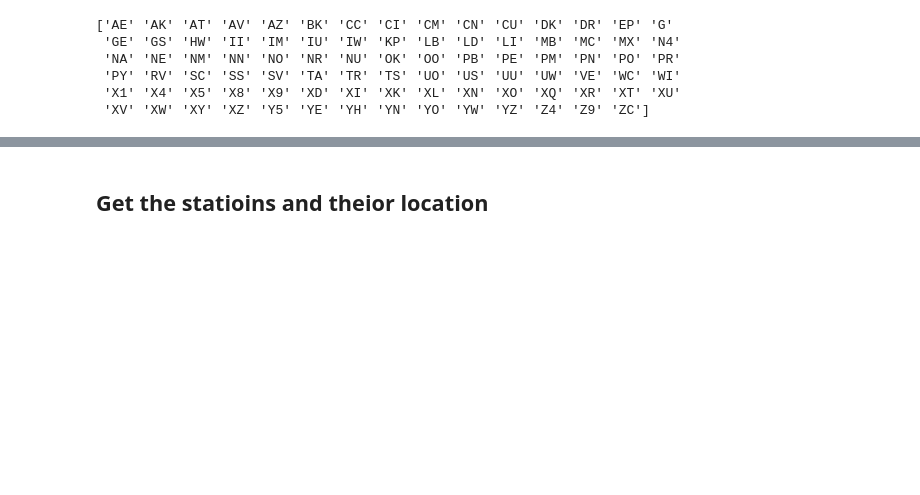
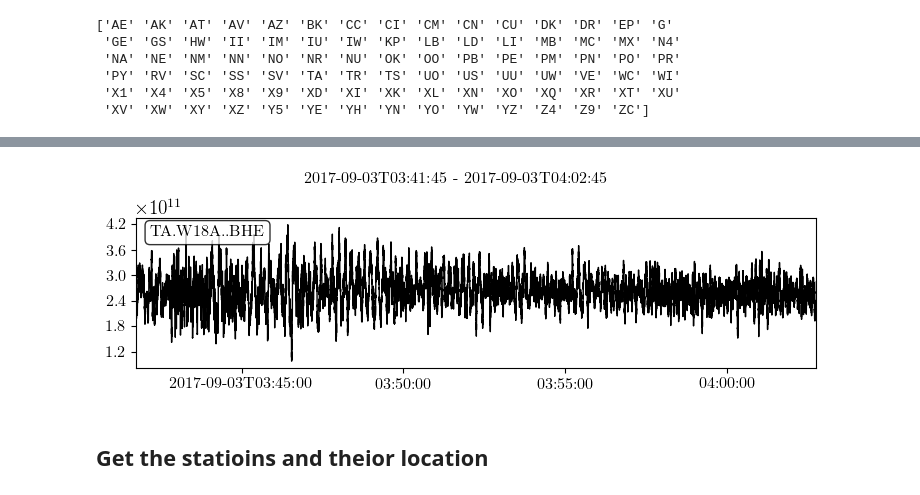
Before and after one commit to msahamed/machine_learning_earthquakes-nuclear-explosion, a Jupyter notebook: Codes/seismogram_analysis.ipynb, the cells around one changed output, grey strips where cells are left out. Cells and saved outputs as stored; diff of their text form; code cells hidden in the pictures; blank space fills up the shorter version.

```diff
--- a/Codes/seismogram_analysis.ipynb
+++ b/Codes/seismogram_analysis.ipynb
@@ -82,3 +79,7 @@ print(earthquakes[0].stats)
+# %%
+ex.plot()
+# %% [output]
+[figure, added]
 # %% [markdown]
 ## Get the statioins and theior location
 # %%
```
Also changed, not shown: parts of 4 cells of this notebook, 30 other files.
